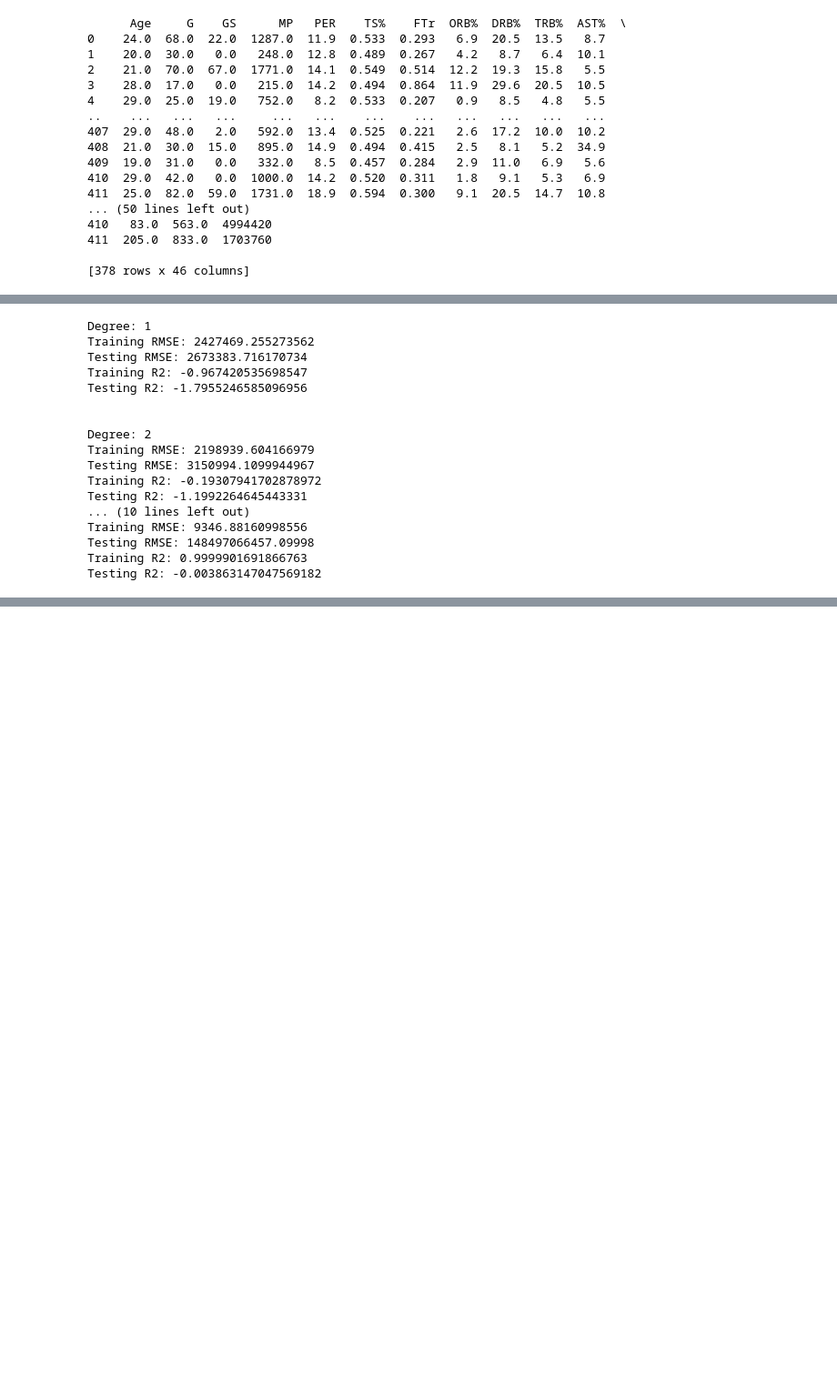
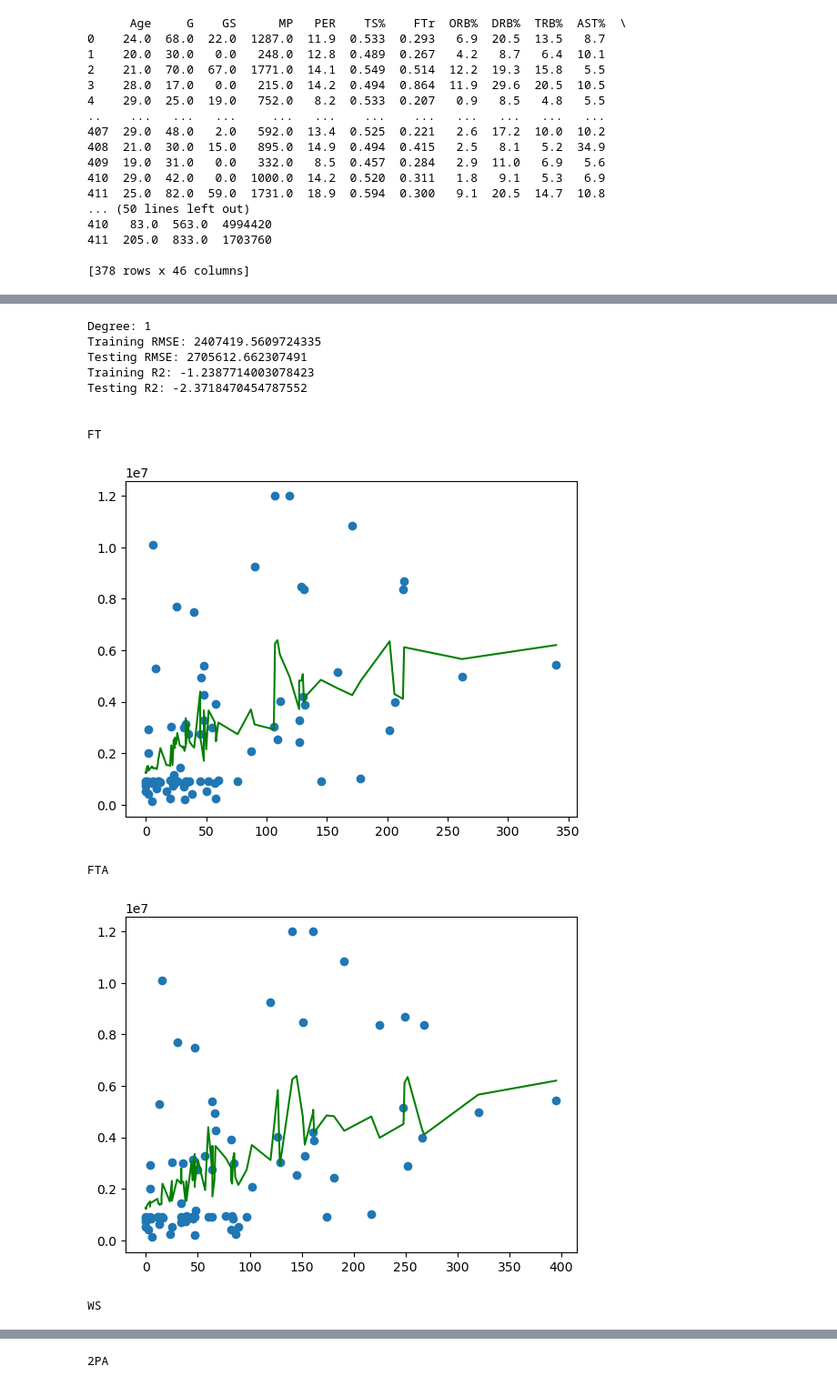
Before and after one commit to ben983593140/171-final-project, a Jupyter notebook: fiona.ipynb, the cells around one changed output, grey strips where cells are left out. Shown at 91% size. Saved outputs shown, nothing was run; the diff lists cells and outputs as text; code cells hidden in the pictures; blank space fills up the shorter version.

Commit message:
Code for lin reg graph

```diff
--- a/fiona.ipynb
+++ b/fiona.ipynb
@@ -233,48 +233,43 @@ print(X_salary_train)
 # %%
 # polynomial regression model to predict salary based on PTS, FTA, 2PA, FGA, WS, GS
 # which were found to have some correlation to salary via heatmap
 
 for i in range(1,5):
     poly = PolynomialFeatures(degree = i, include_bias = False)
 
     x_poly_train = poly.fit_transform(X_salary_train)
     x_poly_test = poly.fit_transform(X_salary_test)
 
     plr = LinearRegression().fit(x_poly_train, y_salary_train)
 
     train_poly_pred = plr.predict(x_poly_train)
     test_poly_pred = plr.predict(x_poly_test)
     print(f"\nDegree: {i}\nTraining RMSE: {math.sqrt(mean_squared_error(train_poly_pred, y_salary_train))}\nTesting RMSE: {math.sqrt(mean_squared_error(test_poly_pred, y_salary_test))}\nTraining R2: {r2_score(train_poly_pred, y_salary_train)}\nTesting R2: {r2_score(test_poly_pred, y_salary_test)}\n")
 
-    # for i in X_salary_test:
-    #     print(f"\n{i}\n")
-    #     x_pd = pd.Series(X_salary_test[i].values.flatten())
-    #     y_pred_pd = pd.Series(test_poly_pred.flatten())
+    for i in X_salary_test:
+        print(f"\n{i}\n")
+        x_pd = pd.Series(X_salary_test[i].values.flatten())
+        y_pred_pd = pd.Series(test_poly_pred.flatten())
 
-    #     x_sorted = x_pd.sort_values()
+        x_sorted = x_pd.sort_values()
 
-    #     Y_pred = np.array(y_pred_pd[x_sorted.index])
-    #     x_arr = np.array(x_sorted)
+        Y_pred = np.array(y_pred_pd[x_sorted.index])
+        x_arr = np.array(x_sorted)
 
-    #     #plotting
-    #     plt.scatter(X_salary_test[i], y_salary_test)
-    #     plt.plot(x_arr, Y_pred, color='g')
-    #     plt.show()
+        #plotting
+        plt.scatter(X_salary_test[i], y_salary_test)
+        plt.plot(x_arr, Y_pred, color='g')
+        plt.show()
 # %% [output]
 Degree: 1
-Training RMSE: 2427469.255273562
-Testing RMSE: 2673383.716170734
-Training R2: -0.967420535698547
-Testing R2: -1.7955246585096956
+Training RMSE: 2407419.5609724335
+Testing RMSE: 2705612.662307491
+Training R2: -1.2387714003078423
+Testing R2: -2.3718470454787552
 
 
-Degree: 2
-Training RMSE: 2198939.604166979
-Testing RMSE: 3150994.1099944967
-Training R2: -0.19307941702878972
-Testing R2: -1.1992264645443331
-... (10 lines left out)
-Training RMSE: 9346.88160998556
-Testing RMSE: 148497066457.09998
-Training R2: 0.9999901691866763
-Testing R2: -0.003863147047569182
+FT
+[figure, added]
+FTA
+[figure, added]
+WS
@@ -280,0 +277 @@ Testing R2: -0.003863147047569182
+2PA
```
Also changed, not shown: parts of 3 cells of this notebook.
